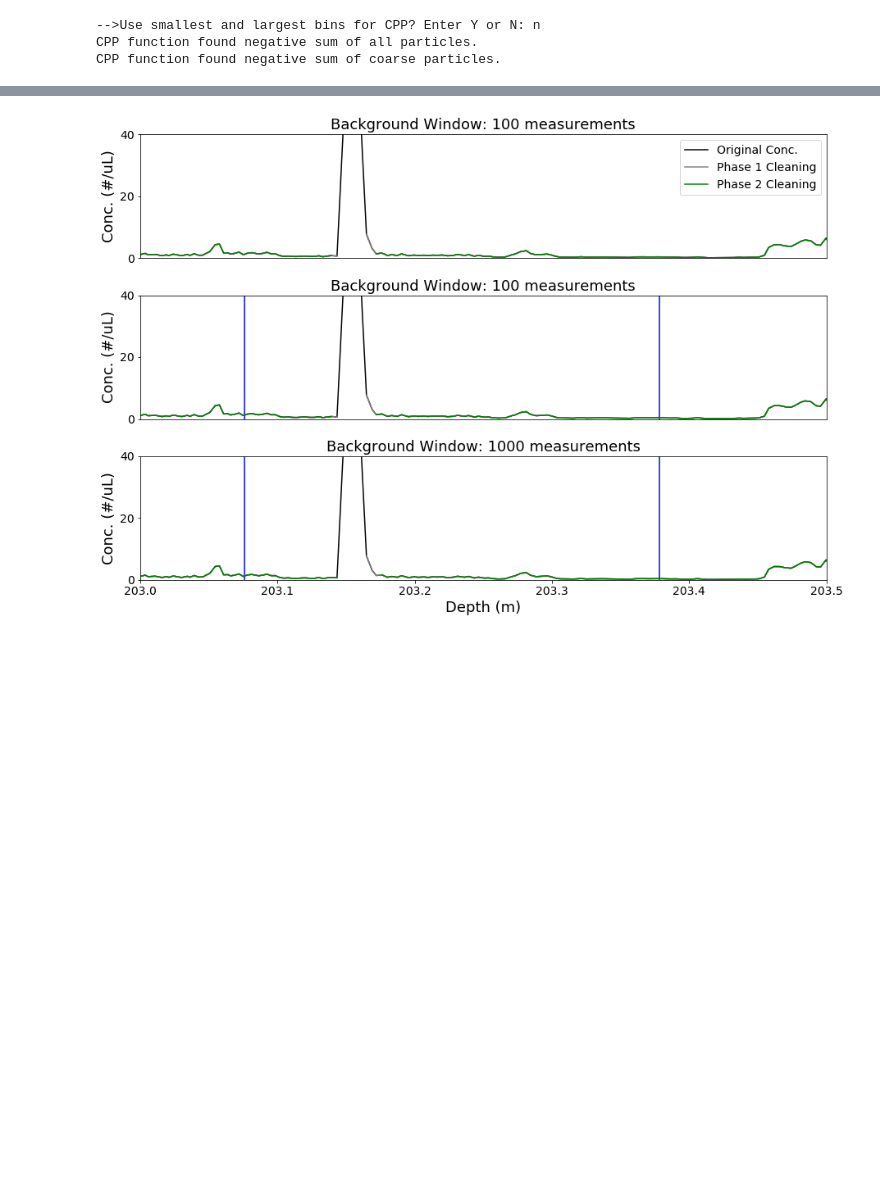
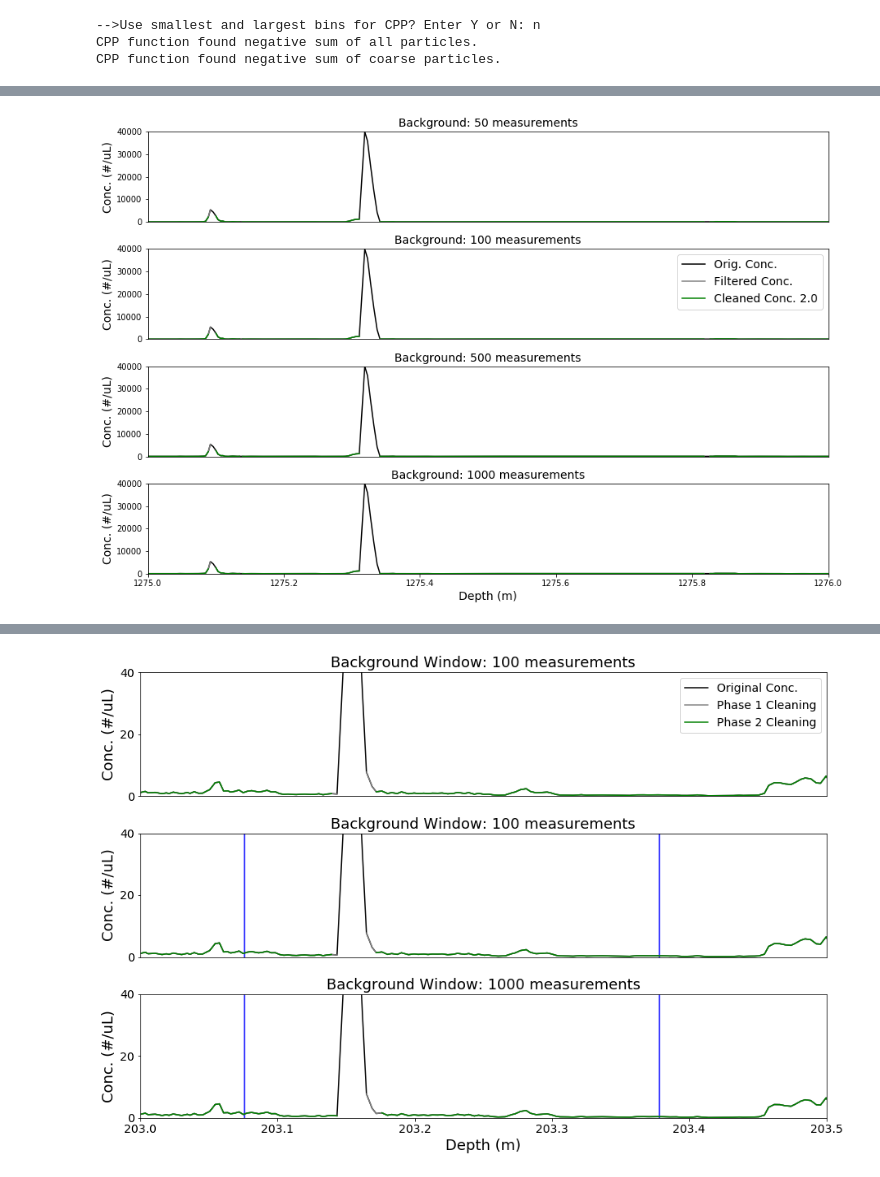
Before and after one commit to katherine-anderson/SPICEcore_Dust_Data_Processing, a Jupyter notebook: Phase 2 SPICE Contamination and Outlier Removal.ipynb, the cells around one changed output, grey strips where cells are left out. Drawn from its saved outputs; the diff is of its cells as text; code cells hidden in the pictures; blank space fills up the shorter version.

```diff
--- a/Phase 2 SPICE Contamination and Outlier Removal.ipynb
+++ b/Phase 2 SPICE Contamination and Outlier Removal.ipynb
@@ -262,0 +300,16 @@ cfa.loc[335505:335509, :]
+# %%
+# Comparing different outlier I.D functions
+# Window of 500 seems to do the best job. Not a lot of difference between different windows, except for at large events.
+
+threshold = 2
+# Need to make a copy to ensure that the scenario doesn't change original data
+testcfa  = cfa.copy()
+testcfa2 = cfa.copy()
+testcfa3 = cfa.copy()
+testcfa4 = cfa.copy()
+
+# Testing different backgrounds
+window50, num_outliers = remove_outliers_MAD(testcfa, dust_rows, volc_rows, 50, threshold)
+window100, num_outliers = remove_outliers_MAD(testcfa2, dust_rows, volc_rows, 100, threshold)
+window500, num_outliers = remove_outliers_MAD(testcfa3, dust_rows, volc_rows, 500, threshold)
+window1000, num_outliers = remove_outliers_MAD(testcfa4, dust_rows, volc_rows, 1000, threshold)
@@ -275,0 +377,66 @@ cfa.loc[335505:335509, :]
+# %%
+# PARTICLE CONCENTRATION OUTLIER REMOVAL WITH DIFFERENT WINDOWS
+# BY DEPTH
+
+# Age 9240-9480 ~= Depth 680-690
+# 975 to 995 example of good volcanic preservation
+xmin = 1275
+xmax = 1276
+ymin = 0
+ymax = 40000
+
+fig = plt.figure(figsize = (15,10))
+ax1 = fig.add_subplot(411)
+ax2 = fig.add_subplot(412)
+ax3 = fig.add_subplot(413)
+ax4 = fig.add_subplot(414)
+fig.subplots_adjust(hspace = 0.3)
+
+ax1.plot(original_cfa['Depth (m)'], original_cfa['Sum 1.1-10'], color = 'black');
+ax1.plot(cfa['Depth (m)'], cfa['Sum 1.1-10'], color = 'grey');
+ax1.plot(window50['Depth (m)'], window50['Sum 1.1-10'], color = 'green');
+ax1.set_ylabel('Conc. (#/uL)', fontsize = 14);
+ax1.set_xlim(xmin, xmax);
+ax1.set_ylim(ymin, ymax);
+ax1.set_title('Background: 50 measurements', fontsize = 14);
+ax1.axes.get_xaxis().set_visible(False)
+
+ax2.plot(original_cfa['Depth (m)'], original_cfa['Sum 1.1-10'], color = 'black');
+ax2.plot(cfa['Depth (m)'], cfa['Sum 1.1-10'], color = 'grey');
+ax2.plot(window100['Depth (m)'], window100['Sum 1.1-10'], color = 'green');
+#for event in volcanic_record['Start Year (b1950)']:
+#    if event == np.nan or event < xmin or event > xmax: continue
+#    else:
+#        end = event - 6
+#        start = event + 2
+#        ax2.axvspan(start, end, facecolor = 'blue', alpha = 0.1)
+#        ax2.vlines(event, 0, 700000, color = 'blue')
+mylabels = ['Orig. Conc.', 'Filtered Conc.', 'Cleaned Conc. 2.0', 'Volcanic Event']
+ax2.legend(mylabels, fontsize = 14)
+ax2.set_ylabel('Conc. (#/uL)', fontsize = 14);
+ax2.set_xlim(xmin, xmax);
+ax2.set_ylim(ymin, ymax);
+ax2.set_title('Background: 100 measurements', fontsize = 14);
+ax2.axes.get_xaxis().set_visible(False)
+
+ax3.plot(original_cfa['Depth (m)'], original_cfa['Sum 1.1-10'], color = 'black');
+ax3.plot(cfa['Depth (m)'], cfa['Sum 1.1-10'], color = 'grey');
+ax3.plot(window500['Depth (m)'], window500['Sum 1.1-10'], color = 'green');
+ax3.set_ylabel('Conc. (#/uL)', fontsize = 14);
+ax3.set_xlim(xmin, xmax);
+ax3.set_ylim(ymin, ymax);
+ax3.set_title('Background: 500 measurements', fontsize = 14);
+ax3.axes.get_xaxis().set_visible(False)
+
+ax4.plot(original_cfa['Depth (m)'], original_cfa['Sum 1.1-10'], color = 'black');
+ax4.plot(cfa['Depth (m)'], cfa['Sum 1.1-10'], color = 'grey');
+ax4.plot(window1000['Depth (m)'], window1000['Sum 1.1-10'], color = 'green');
+ax4.set_ylabel('Conc. (#/uL)', fontsize = 14);
+ax4.set_xlim(xmin, xmax);
+ax4.set_ylim(ymin, ymax);
+ax4.set_title('Background: 1000 measurements', fontsize = 14);
+ax4.set_xlabel('Depth (m)', fontsize = 14);
+
+#plt.savefig('../Figures/New Windows 1275-1276 m.png')
+# %% [output]
+[figure, added]
```
Also changed, not shown: parts of 28 cells of this notebook, 3 other files.
